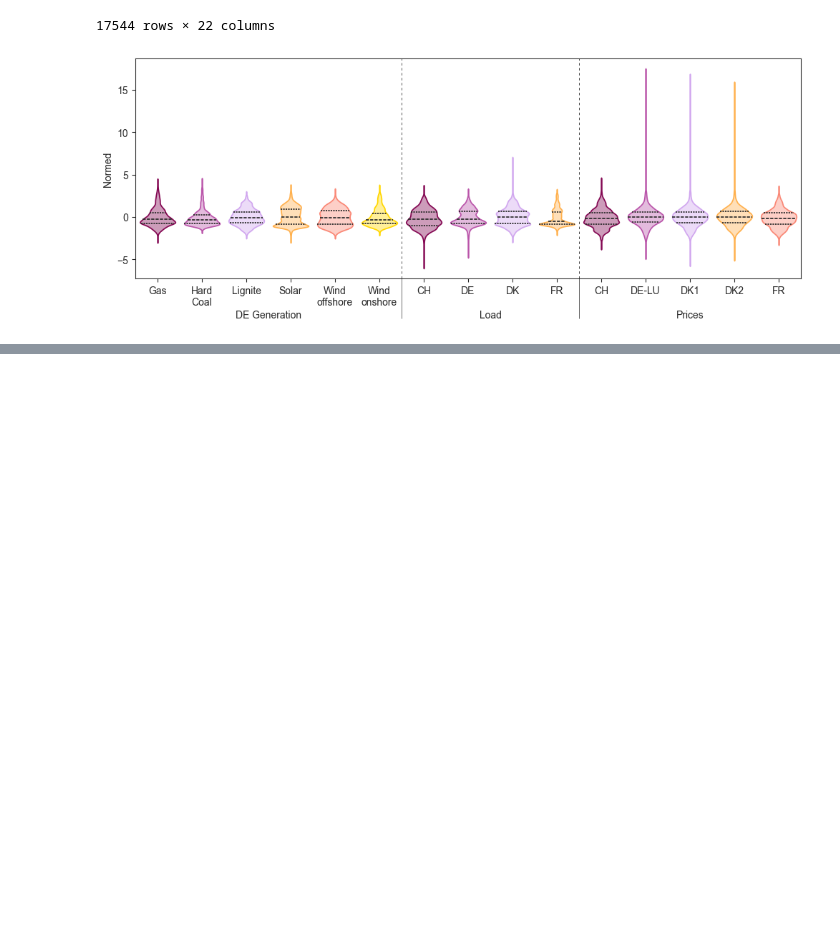
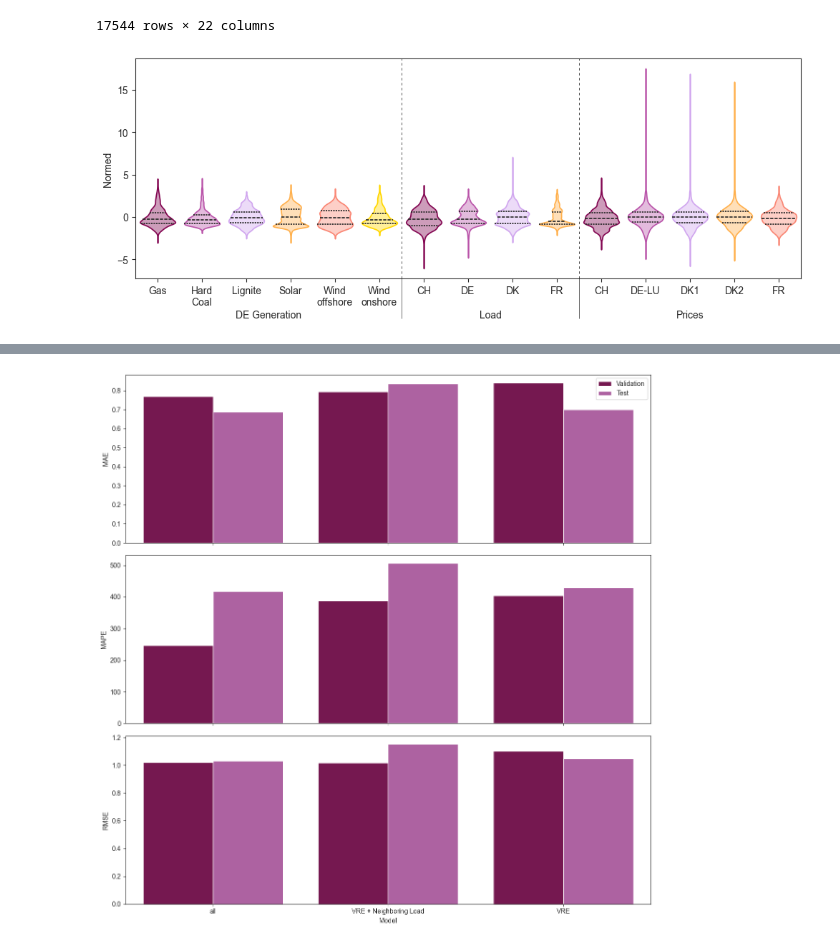
Before and after one commit to valentin-17/epf, a Jupyter notebook: notebooks/other_data_viz.ipynb, the cells around one changed output, grey strips where cells are left out. Cells and saved outputs as stored; diff of their text form; code cells hidden in the pictures; blank space fills up the shorter version.

```diff
--- a/notebooks/other_data_viz.ipynb
+++ b/notebooks/other_data_viz.ipynb
@@ -258,0 +202,70 @@ KeyError: 'date'
+# %%
+import pickle as pkl
+import seaborn as sns
+import pandas as pd
+from matplotlib import pyplot as plt
+
+with open("../data/processed/performance.pkl", "rb") as f:
+    performance = pkl.load(f)
+
+with open("../data/processed/val_performance.pkl", "rb") as f:
+    val_performance = pkl.load(f)
+
+models = {
+    'lstm_all_features': 'all',
+    'lstm_vre_neighboring_load': 'VRE + Neighboring Load',
+    'lstm_vre': 'VRE',}
+
+palette = {
+    'Validation': COLORS['magenta'],
+    'Test': COLORS['purple'],
+}
+
+# Metriken, die geplottet werden sollen
+metrics = {'mean_absolute_error':'MAE', 'mean_absolute_percentage_error':'MAPE', 'root_mean_squared_error':'RMSE'}
+
+# Bereite die Daten für die Plots vor
+data = []
+for model_key, model_name in models.items():
+    for metric, name in metrics.items():
+        data.append({
+            'Model': model_name,
+            'Metric': name,
+            'Dataset': 'Validation',
+            'Value': val_performance[model_key][metric]
+        })
+        data.append({
+            'Model': model_name,
+            'Metric': name,
+            'Dataset': 'Test',
+            'Value': performance[model_key][metric]
+        })
+
+df = pd.DataFrame(data)
+
+# Erstelle die Barplots
+sns.set_style('ticks')
+fig, axes = plt.subplots(len(metrics), 1, figsize=(12, 4*len(metrics)), sharex=True)
+
+for i, (metric_key, metric_name) in enumerate(metrics.items()):
+    sns.barplot(
+        data=df[df['Metric'] == metric_name],
+        x='Model',
+        y='Value',
+        hue='Dataset',
+        palette=palette,
+        ax=axes[i],
+        dodge=True
+    )
+    axes[i].set_ylabel(metric_name)
+    axes[i].set_xlabel('Model')
+
+    if i == 0:
+        axes[i].legend()
+    else:
+        axes[i].legend().remove()
+
+plt.tight_layout()
+plt.show()
+# %% [output]
+[figure, added]
```
Also changed, not shown: parts of 3 cells of this notebook, 7 other files.
